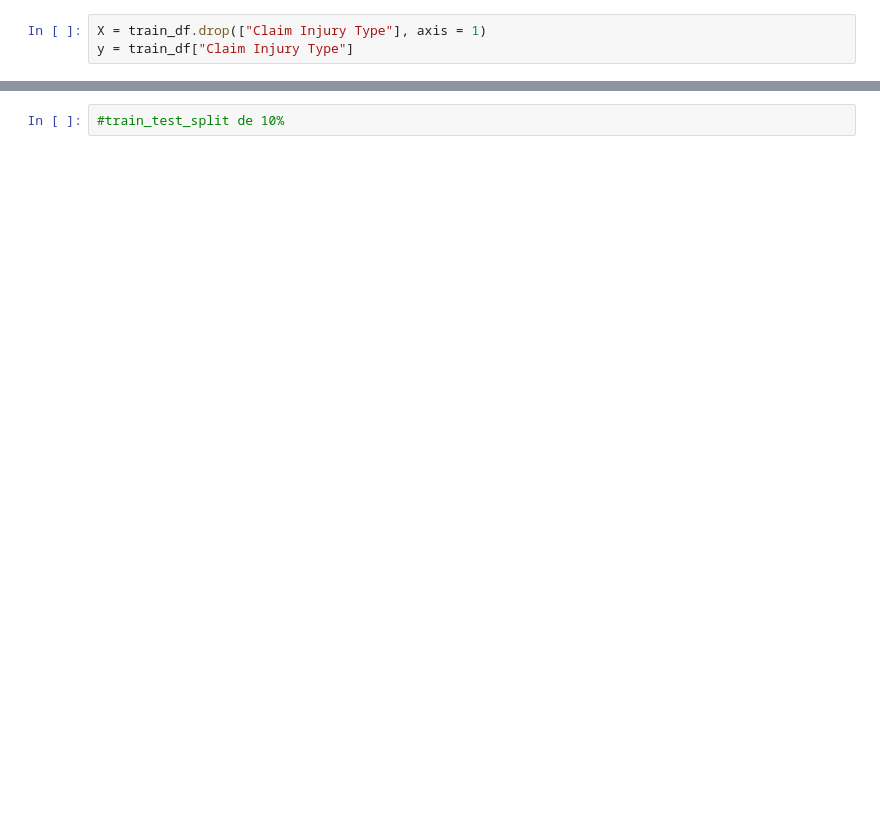
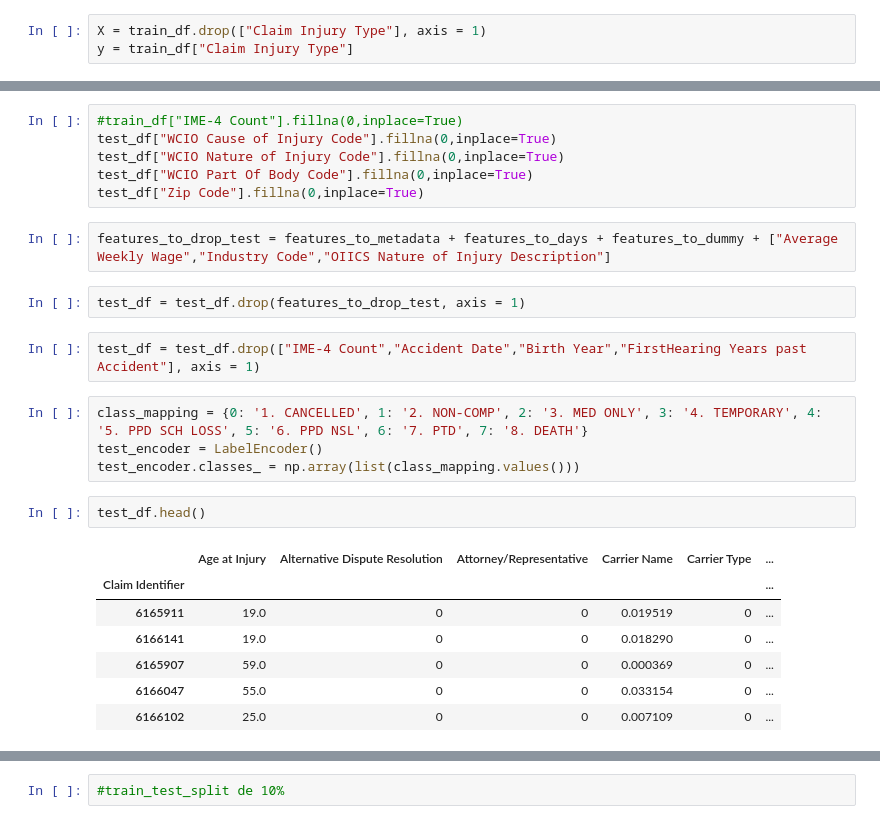
Before and after one commit to killerkiemklan/To-Grant-or-not_ML, a Jupyter notebook: 02_Model_Training.ipynb, the cells around one changed output, grey strips where cells are left out. Saved outputs shown, nothing was run; the diff lists cells and outputs as text; blank space fills up the shorter version.

```diff
--- a/02_Model_Training.ipynb
+++ b/02_Model_Training.ipynb
@@ -147,0 +370,26 @@ weighted avg       0.58      0.62      0.59    143435
+# %%
+#train_df["IME-4 Count"].fillna(0,inplace=True)
+test_df["WCIO Cause of Injury Code"].fillna(0,inplace=True)
+test_df["WCIO Nature of Injury Code"].fillna(0,inplace=True)
+test_df["WCIO Part Of Body Code"].fillna(0,inplace=True)
+test_df["Zip Code"].fillna(0,inplace=True)
+# %%
+features_to_drop_test = features_to_metadata + features_to_days + features_to_dummy + ["Average Weekly Wage","Industry Code","OIICS Nature of Injury Description"]
+# %%
+test_df = test_df.drop(features_to_drop_test, axis = 1)
+# %%
+test_df = test_df.drop(["IME-4 Count","Accident Date","Birth Year","FirstHearing Years past Accident"], axis = 1)
+# %%
+class_mapping = {0: '1. CANCELLED', 1: '2. NON-COMP', 2: '3. MED ONLY', 3: '4. TEMPORARY', 4: '5. PPD SCH LOSS', 5: '6. PPD NSL', 6: '7. PTD', 7: '8. DEATH'}
+test_encoder = LabelEncoder()
+test_encoder.classes_ = np.array(list(class_mapping.values()))
+# %%
+test_df.head()
+# %% [output]
+|  | Age at Injury | Alternative Dispute Resolution | Attorney/Representative | Carrier Name | Carrier Type | ... |
+| Claim Identifier |  |  |  |  |  | ... |
+| 6165911 | 19.0 | 0 | 0 | 0.019519 | 0 | ... |
+| 6166141 | 19.0 | 0 | 0 | 0.018290 | 0 | ... |
+| 6165907 | 59.0 | 0 | 0 | 0.000369 | 0 | ... |
+| 6166047 | 55.0 | 0 | 0 | 0.033154 | 0 | ... |
+| 6166102 | 25.0 | 0 | 0 | 0.007109 | 0 | ... |
```
Also changed, not shown: parts of 51 cells of this notebook, 6 other files.
